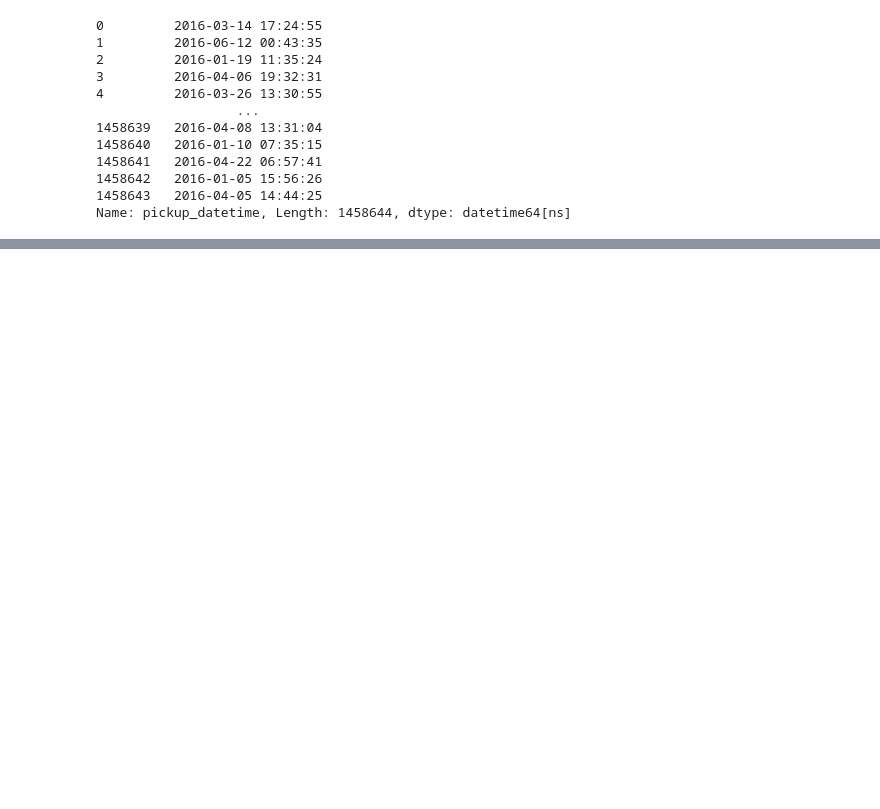
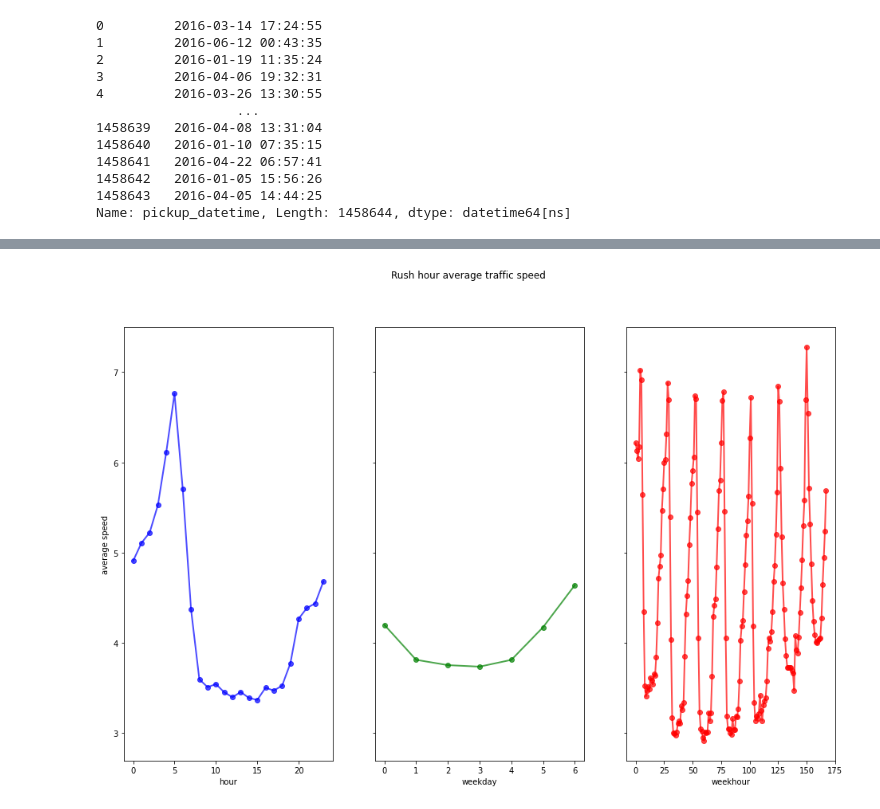
Before and after one commit to citizenofathens/Kaggle, a Jupyter notebook: newyorkCitytaxiStudy.ipynb, the cells around one changed output, grey strips where cells are left out. Cells and saved outputs as stored; diff of their text form; code cells hidden in the pictures; blank space fills up the shorter version.

```diff
--- a/newyorkCitytaxiStudy.ipynb
+++ b/newyorkCitytaxiStudy.ipynb
@@ -511,3 +552,41 @@ test.loc[:, 'pickup_hour'] = test['pickup_datetime'].dt.hour
 test.loc[:, 'pickup_minute'] = test['pickup_datetime'].dt.minute
 test.loc[:, 'pickup_dt'] = (test['pickup_datetime'] - train['pickup_datetime'].min()).dt.total_seconds()
 test.loc[:, 'pickup_week_hour'] = test['pickup_weekday'] * 24 + test['pickup_hour']
+# %%
+# 속력 = 거리/ 시간
+train.loc[:, 'avg_speed_h'] = 1000 * train['distance_haversine'] / train['trip_duration']
+train.loc[:, 'avg_speed_m'] = 1000 * train['distance_dummy_manhattan'] / train['trip_duration']
+
+
+fig, ax = plt.subplots(ncols=3, sharey=True)
+# 시간별 , 요일별 , 요일시간별 평균 속력 값 -> 이건 왜 했지?
+ax[0].plot(train.groupby('pickup_hour').mean()['avg_speed_h'], 'bo-', lw=2, alpha=0.7)
+ax[1].plot(train.groupby('pickup_weekday').mean()['avg_speed_h'], 'go-', lw=2, alpha=0.7)
+ax[2].plot(train.groupby('pickup_week_hour').mean()['avg_speed_h'], 'ro-', lw=2, alpha=0.7)
+ax[0].set_xlabel('hour')
+ax[1].set_xlabel('weekday')
+ax[2].set_xlabel('weekhour')
+ax[0].set_ylabel('average speed')
+fig.suptitle('Rush hour average traffic speed')
+plt.show()
+
+
+# 실제로 해결하려면 실제 문제라고 정의를 잘 해야 한다
+# 단편적인 지식을 나열하지 말고
+# step1 목표를 세우고
+# step2 그에 맞는 구조를 세우고 나서
+# step3 그에 따른 논리 과정을 펼쳐야 한다
+# 스스로 먼저
+# ex)사용자가 어떤 원하는 목표가 있어서 데이터 카탈로그를 찾는 데 목표와 연관된 데이터 카탈로그를 찾기 힘들다-> 데이터 카탈로그 추천시스템 목적
+# -> 따라서 collaborative filtering 이 가장 잘 적용될 추천시스템이라고 판단
+# 그러니 사용자가 데이터를 찾아가는 과정이 중요할 거 같고 time_stamp 별로 무엇을 찾는 지 학습 필요
+# -> 이전 time-step 에 어떤 아이템을 찾았고 다음 time-step에 추천해 줄 아이템들이 뭐가 있는지 ,
+# 목표가 어느 것인지 특정하기 위해
+# Kprototype도 그런 비슷한 목표를 위해 아이템을 구매한 이력을 모은 cluster 로 모으는 거니까
+#  그래서 실시간 추천 시스템 mab는 또 반드시 넣어야 겠다
+# 장기적으로 또 구매패턴을 학습하는 DNN도 활용할 수 있을 듯 하고d
+# 그런 cluster 를 어떻게 더 잘 형성하는 지에 대해 연구하고 잘 적용하면 되겠다
+# dnn은 구매이력을 잘 조정 해야 할 듯 한데 방향은 잘 모르겠다
+# https://www.kaggle.com/ruslankl/how-to-deal-with-multi-armed-bandit-problem
+# %% [output]
+[figure, added]
```
Also changed, not shown: parts of 43 cells of this notebook.
